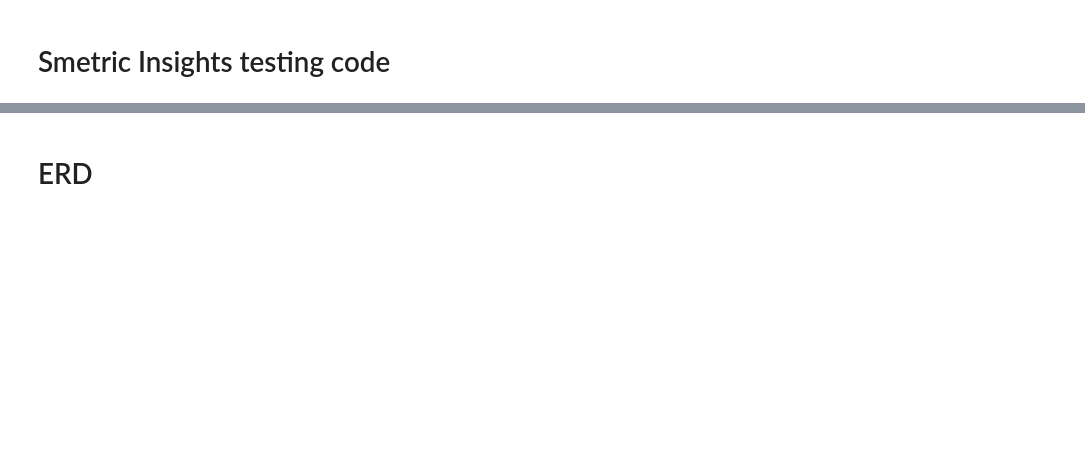
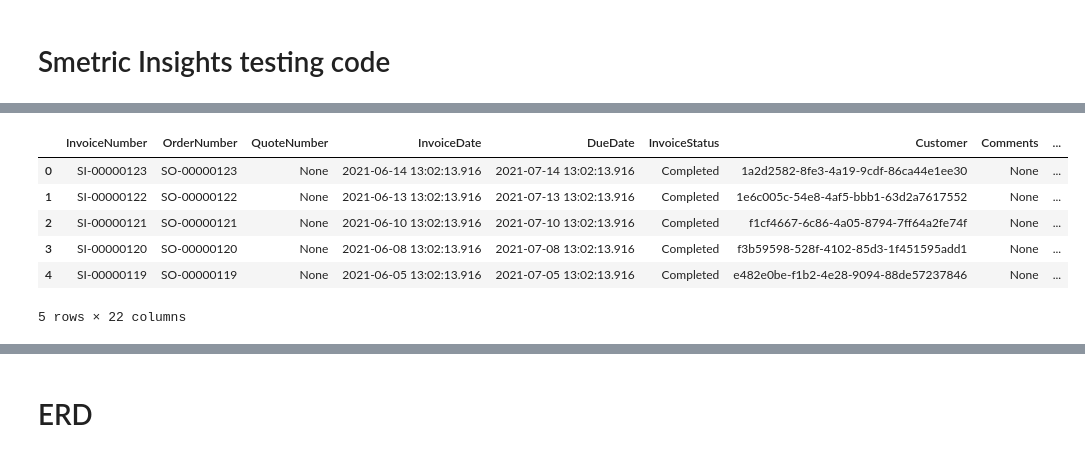
Before and after one commit to TOMMYWHY/Smetric-Insights_demo, a Jupyter notebook: index.ipynb, the cells around one changed output, grey strips where cells are left out. Cells and saved outputs as stored; diff of their text form; code cells hidden in the pictures; blank space fills up the shorter version.

```diff
--- a/index.ipynb
+++ b/index.ipynb
@@ -109,7 +45,4 @@ df_SalesOrders.head()
 # %%
-res = unlapi.get("Salespersons").json()['Items']
-df_Salespersons = pd.DataFrame(data=res)
-df_Salespersons['LastModifiedOn'] = [datetime.datetime.fromtimestamp(int(i[1:-1].replace('Date','')[1:-1])/1000) for i in  df_Salespersons['LastModifiedOn']]
-
-df_Salespersons.to_csv("Salespersons.csv")
-df_Salespersons.head()
+def dateFormat(series,field):
+    series[field] = [datetime.datetime.fromtimestamp(int(i[1:-1].replace('Date','')[1:-1])/1000) for i in  series[field]]
+    return series[field]
@@ -192,0 +183,26 @@ df_Invoices.head()
+# %%
+df_Invoices =pd.DataFrame(data=get_request("GET", 'Invoices').json()['Items'])
+
+df_Invoices['InvoiceDate'] = dateFormat(df_Invoices,'InvoiceDate')
+df_Invoices['DueDate'] = dateFormat(df_Invoices,'DueDate')
+df_Invoices['LastModifiedOn'] = dateFormat(df_Invoices,'LastModifiedOn')
+
+df_Invoices['Customer'] = [i['Guid'] for i in df_Invoices['Customer']]
+
+df_DeliveryAddress = pd.DataFrame.from_dict(i for i in df_Invoices["DeliveryAddress"])
+df_DeliveryAddress['Guid']= df_Invoices['Guid']
+df_DeliveryAddress.to_csv("DeliveryAddress.csv")
+
+df_DeliveryAddress =  df_Invoices.drop('DeliveryAddress',axis=1)
+
+
+df_Invoices.to_csv("Invoices.csv")
+df_Invoices.head()
+# %% [output]
+|  | InvoiceNumber | OrderNumber | QuoteNumber | InvoiceDate | DueDate | InvoiceStatus | Customer | Comments | ... |
+| 0 | SI-00000123 | SO-00000123 | None | 2021-06-14 13:02:13.916 | 2021-07-14 13:02:13.916 | Completed | 1a2d2582-8fe3-4a19-9cdf-86ca44e1ee30 | None | ... |
+| 1 | SI-00000122 | SO-00000122 | None | 2021-06-13 13:02:13.916 | 2021-07-13 13:02:13.916 | Completed | 1e6c005c-54e8-4af5-bbb1-63d2a7617552 | None | ... |
+| 2 | SI-00000121 | SO-00000121 | None | 2021-06-10 13:02:13.916 | 2021-07-10 13:02:13.916 | Completed | f1cf4667-6c86-4a05-8794-7ff64a2fe74f | None | ... |
+| 3 | SI-00000120 | SO-00000120 | None | 2021-06-08 13:02:13.916 | 2021-07-08 13:02:13.916 | Completed | f3b59598-528f-4102-85d3-1f451595add1 | None | ... |
+| 4 | SI-00000119 | SO-00000119 | None | 2021-06-05 13:02:13.916 | 2021-07-05 13:02:13.916 | Completed | e482e0be-f1b2-4e28-9094-88de57237846 | None | ... |
+5 rows × 22 columns
```
Also changed, not shown: parts of 27 cells of this notebook, 14 other files.
